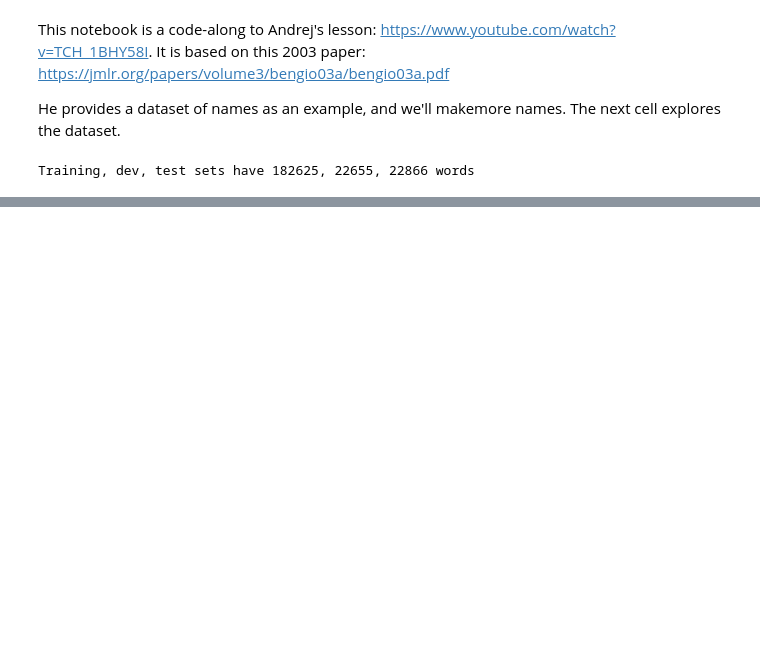
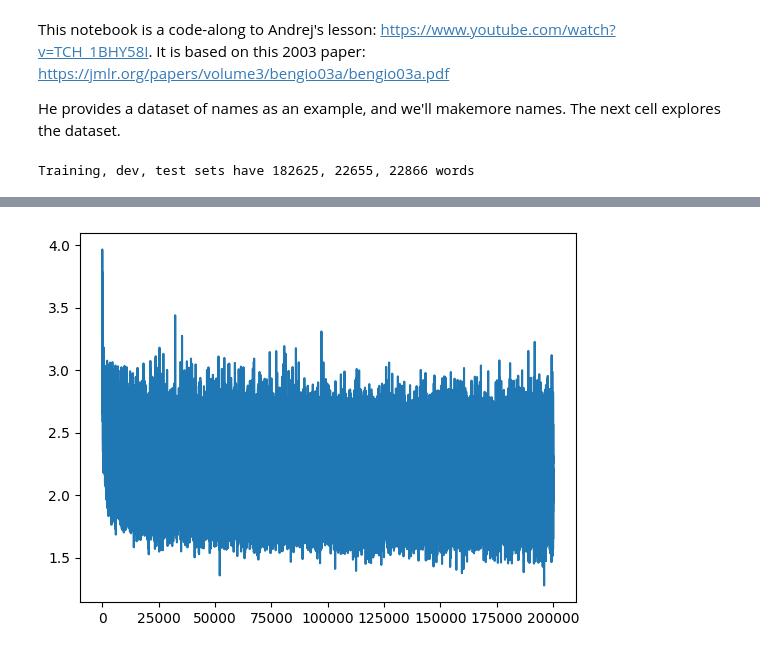
Before and after one commit to marcshepard/makemore, a Jupyter notebook: multi_layer_perceptron.ipynb, the cells around one changed output, grey strips where cells are left out. Cells and saved outputs as stored; diff of their text form; code cells hidden in the pictures; blank space fills up the shorter version.

```diff
--- a/multi_layer_perceptron.ipynb
+++ b/multi_layer_perceptron.ipynb
@@ -99,11 +142,14 @@ Model with 7 parameters and 52097 trainable elements
 # %%
 # Train the model
-def train(x, y, steps, batch_size=None, lr=.001):
+def train(model, x, y, xdev, ydev, steps, batch_size=None, lr=.001):
+    debug = False
     print (f"Training the model with input shape {x.shape}, output shape {y.shape}, steps={steps}, batch_size={batch_size}, lr={lr}")
+    dev_losses = []
     losses = []
+    ud = []
     if batch_size is None:
         batch_size = x.shape[0]
-    for _ in range(steps):
+    for i in range(steps):
         # sample a random subset of the training data
         ix_batch = torch.randint(0, x.shape[0], (batch_size,))
         x_batch = x[ix_batch]
@@ -111,15 +157,39 @@ def train(x, y, steps, batch_size=None, lr=.001):
 
         # forward pass
         logits = model(x_batch)
+        # print logits device
         loss = loss_fn(logits, y_batch)
-        losses.append(loss.log10().item())
 
         # backwards pass
+        for l in model.layers:
+            l.out.retain_grad()
         model.zero_grad()
         loss.backward()
 
         # update parameters
         model.step(lr)
 
-    print (f"loss = {loss.item()}")
-    plt.plot(list(range(len(losses))), losses)
+        # Update per-step metrics
+        losses.append(loss.item())
+        with torch.no_grad():
+            ud.append([(lr*p.grad.std() / p.data.std()).log10().item() for p in model.parameters])
+
+        # periodically print loss on the dev set
+        if i % 10000 == 0:
+            with torch.no_grad():
+                logits = model(xdev)
+                dev_loss = loss_fn(logits, ydev)
+            print (f"Step {i}, dev loss = {dev_loss.item()}")
+            dev_losses.append(dev_loss.item())
+
+    model.ud = ud
+    model.losses = losses
+
+    plt.plot(list(range(len(losses))), losses, label="dev loss")
+
+model = Model()
+for layer in model.layers:
+    if isinstance(layer, torch.nn.Linear):
+        layer.weight.data *= 5/3
+train(model, Xtr, Ytr, Xdev, Ydev, steps=200000, lr=.01, batch_size=32)
+# %% [output]
@@ -125,0 +213 @@ def train(x, y, steps, batch_size=None, lr=.001):
+[figure, added]
```
Also changed, not shown: parts of 8 cells of this notebook.
